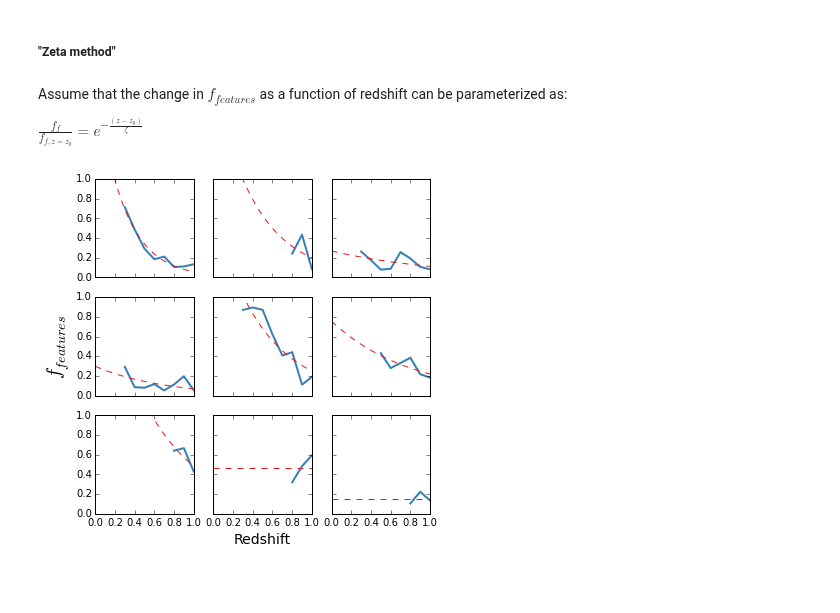
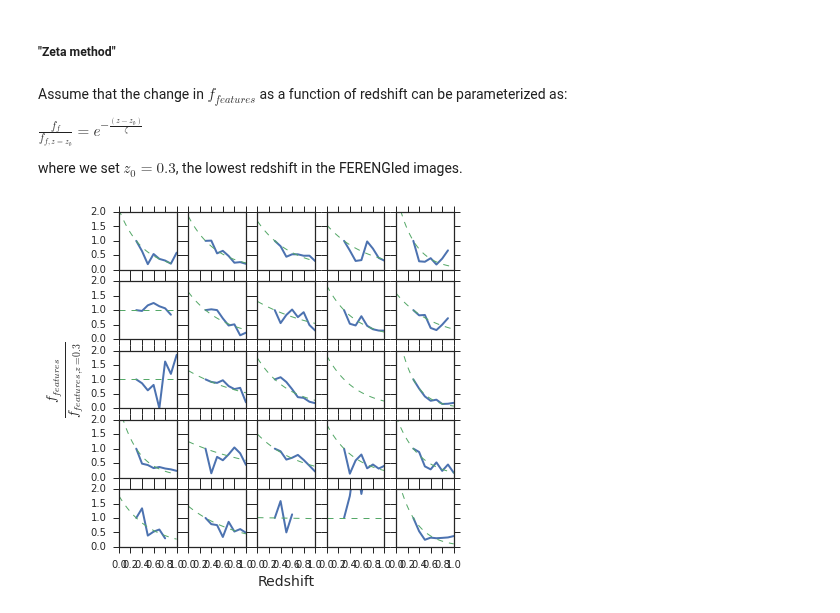
Before and after one commit to willettk/gzhubble, a Jupyter notebook: python/zeta.ipynb, the cells around one changed output. Cells and saved outputs as stored; diff of their text form; code cells hidden in the pictures; blank space fills up the shorter version.

```diff
--- a/python/zeta.ipynb
+++ b/python/zeta.ipynb
@@ -11,13 +10,31 @@ data = fits.getdata("../ferengi_data.fits",1)
+# %%
+# Load data
+
+data = Table.read("../ferengi_data.fits")
+
+# Limit to galaxies that have data at z_sim = 0.3, since that's what we're normalizing to.
+unique_galaxies = set(data['sdss_id'])
+z0ind = np.zeros(len(data),dtype=bool)
+for ug in unique_galaxies:
+    ind = (data['sdss_id'] == ug)
+    if data[ind]['sim_redshift'].min() < 0.301:
+        z0ind[ind] = True
+
+data_z0 = data[z0ind]
 # %% [markdown]
 ##### "Zeta method"
 # %% [markdown]
 Assume that the change in $f_{features}$ as a function of redshift can be parameterized as:
 
 $\frac{f_f}{f_{f,z=z_0}} = e^{-\frac{(z-z_0)}{\zeta}}$
+
+where we set $z_0=0.3$, the lowest redshift in the FERENGIed images.
 # %%
 def fzeta_exp(p,x):
 
-    y = p[0] * np.exp(-1 * (x-p[1])/p[2])
+    #y = p[0] * np.exp(-1 * (x-p[1])/p[2])
+
+    y = np.exp(-1 * (x-0.3)/p[0])
 
     return y
 
@@ -48,37 +65,41 @@ def common_labels(fig,xlabel=None,ylabel=None,xfontsize=12,yfontsize=12):
 
     return cax
 # %%
-unique_galaxies = set(data['sdss_id'])
 p_guess = np.array([0.5,0.3,1.])
 
 # Set up plot
-fig,axarr = plt.subplots(nrows=3,ncols=3,sharex=True,sharey=True,figsize=(6,6))
-bigax = common_labels(fig,'Redshift',r'$f_{features}$',14,20)
+fig,axarr = plt.subplots(nrows=5,ncols=5,sharex=True,sharey=True,figsize=(6,6))
+bigax = common_labels(fig,'Redshift',r'$\frac{f_{features}}{f_{features,z=0.3}}$',14,20)
 zarr = np.linspace(0,1,50)
+
+# For examples, only plot galaxies with an evolution correction of zero.
+e0 = data_z0[data_z0['sim_evolution'] == 0]
+unique_galaxies = set(e0['sdss_id'])
 
 for ax in axarr.ravel():
 
     slen = 0
-    # Make sure there are enough points in the data to fit a function
+    # Make sure there are enough points to fit a function
     while slen < (len(p_guess)+1):
-        ind = (data['sdss_id'] == unique_galaxies.pop())
+        ind = (e0['sdss_id'] == unique_galaxies.pop())
         slen = sum(ind)
 
-    galaxy1 = data[ind & (data['sim_evolution'] == 0)]
+    galaxy1 = e0[ind]
 
     z_gal = galaxy1['sim_redshift']
-    f_gal = galaxy1['t00_smooth_or_features_a1_features_frac_weighted_2']
+    f_gal = galaxy1['p_features']
+    f_gal_norm = f_gal / f_gal[0]
 
-    # Data must be explicitly cast as double-type precision for optimization to work. Incredibly frustrating.
+    # Values must be explicitly cast as double-type precision for optimization to work. Incredibly frustrating.
     # Fix: http://stackoverflow.com/questions/12473406/scipy-optimize-leastsq-returns-best-guess-parameters-not-new-best-fit
 
-    p, cov, infodict, mesg, ier = optimize.leastsq(errfunc,p_guess,args=(z_gal.astype(np.float64),f_gal.astype(np.float64)),full_output=1)
-    ax.plot(z_gal,f_gal,lw=2)
+    p, cov, infodict, mesg, ier = optimize.leastsq(errfunc,p_guess,args=(z_gal.astype(np.float64),f_gal_norm.astype(np.float64)),full_output=1)
+    ax.plot(z_gal,f_gal_norm,lw=2)
     ax.plot(zarr,fzeta_exp(p,zarr),'--',lw=1)
     ax.set_xlim(0,1)
-    ax.set_ylim(0,1)
+    #ax.set_ylim(0,2)
 # %% [output]
-[figure, old version]
+[figure, new version]
 # %%
 # Find zeta for all images
 
```
Also changed, not shown: parts of 6 cells of this notebook.
